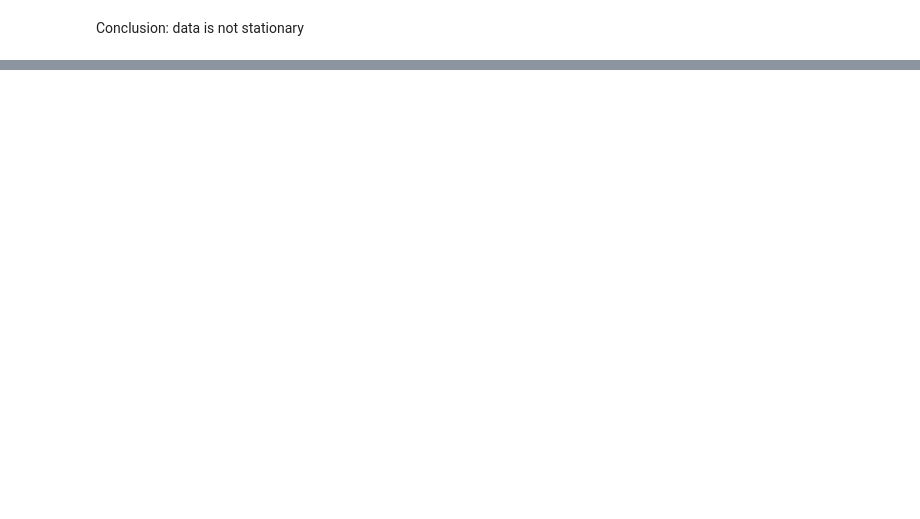
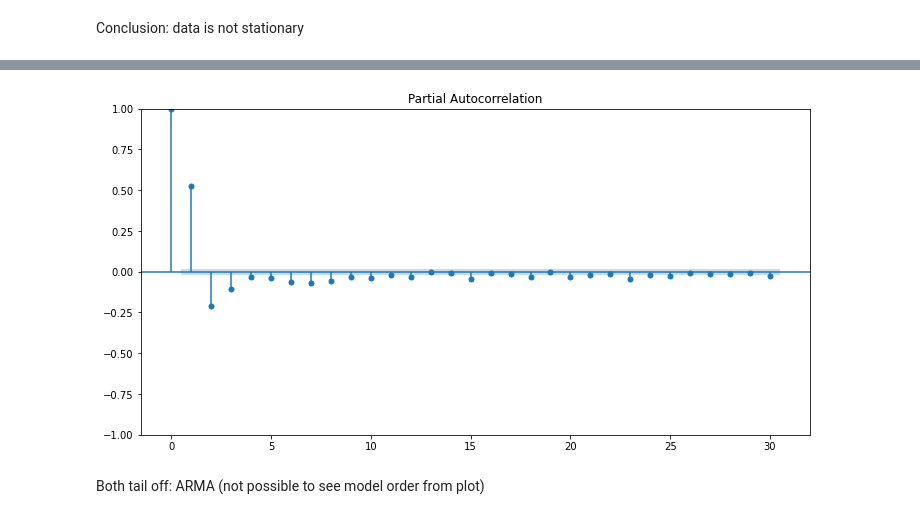
Before and after one commit to inaug22/capstone3, a Jupyter notebook: notebooks/glucose_wrangling+EDA.ipynb, the cells around one changed output, grey strips where cells are left out. Cells and saved outputs as stored; diff of their text form; code cells hidden in the pictures; blank space fills up the shorter version.

Commit message:
add acf/pacf

```diff
--- a/notebooks/glucose_wrangling+EDA.ipynb
+++ b/notebooks/glucose_wrangling+EDA.ipynb
@@ -448,0 +476,7 @@ Some questions:
+# %%
+fig, ax = plt.subplots(figsize=(12, 6))
+plot_pacf(df_gluc_diff, lags=30, ax=ax, method='ywm');
+# %% [output]
+[figure, added]
+# %% [markdown]
+Both tail off: ARMA (not possible to see model order from plot)
```
Also changed, not shown: parts of 10 cells of this notebook.
